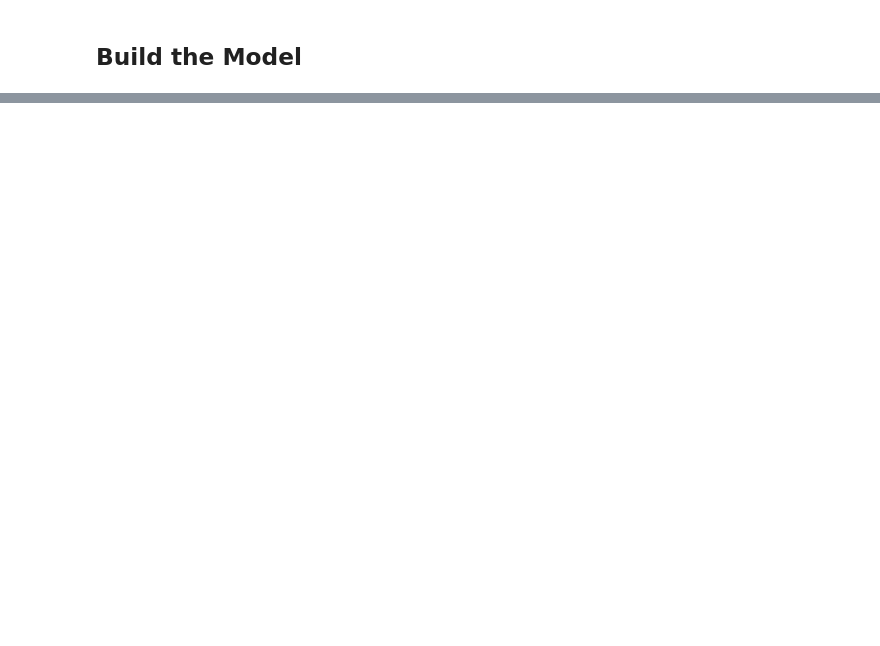
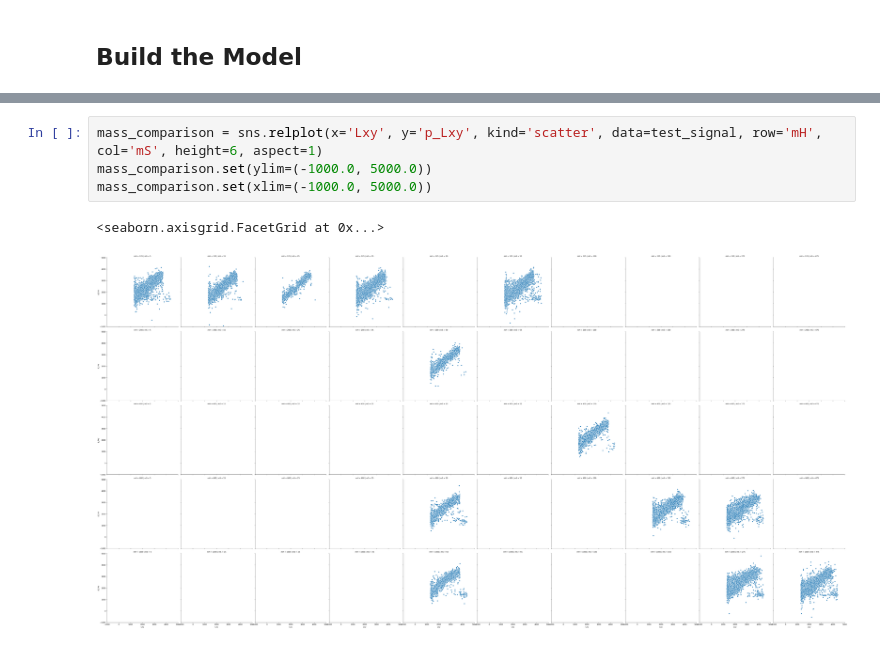
Before and after one commit to gordonwatts/calratio-perjet-training, a Jupyter notebook: notebooks/Decay Position Explorations.ipynb, the cells around one changed output, grey strips where cells are left out. Drawn from its saved outputs; the diff is of its cells as text; blank space fills up the shorter version.

```diff
--- a/notebooks/Decay Position Explorations.ipynb
+++ b/notebooks/Decay Position Explorations.ipynb
@@ -153,0 +235,7 @@ Epoch 200/200
+# %%
+mass_comparison = sns.relplot(x='Lxy', y='p_Lxy', kind='scatter', data=test_signal, row='mH', col='mS', height=6, aspect=1)
+mass_comparison.set(ylim=(-1000.0, 5000.0))
+mass_comparison.set(xlim=(-1000.0, 5000.0))
+# %% [output]
+<seaborn.axisgrid.FacetGrid at 0x...>
+[figure, added]
```
Also changed, not shown: parts of 21 cells of this notebook.
